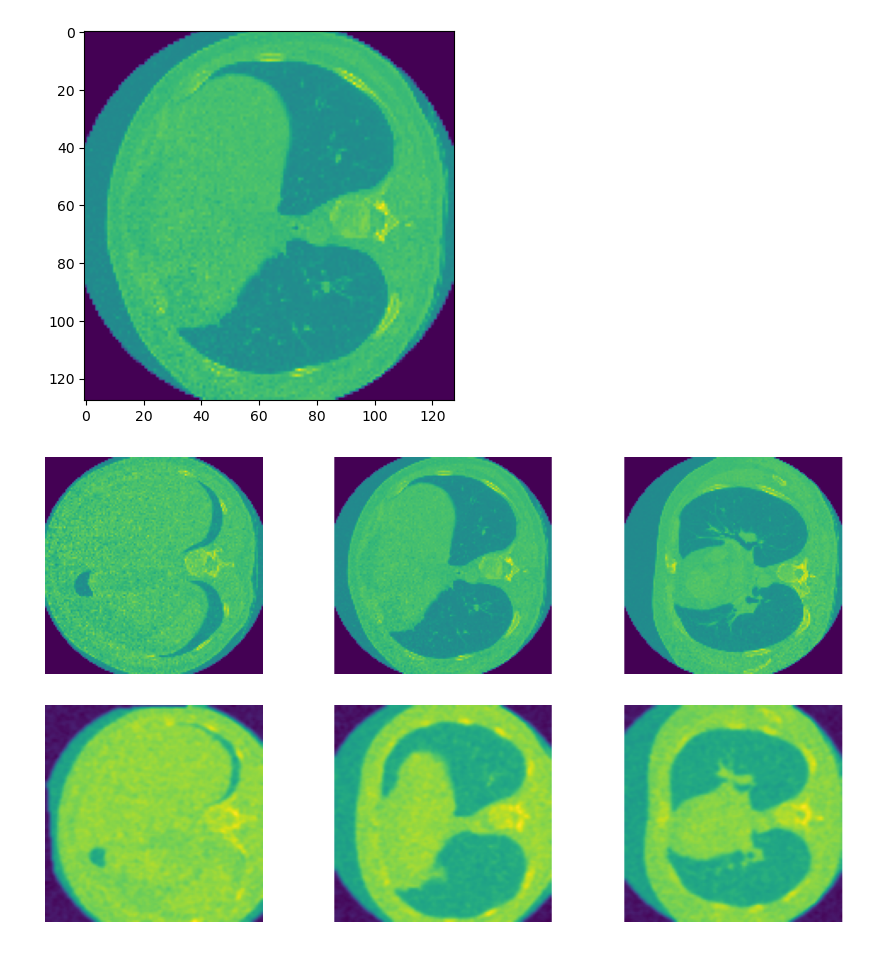
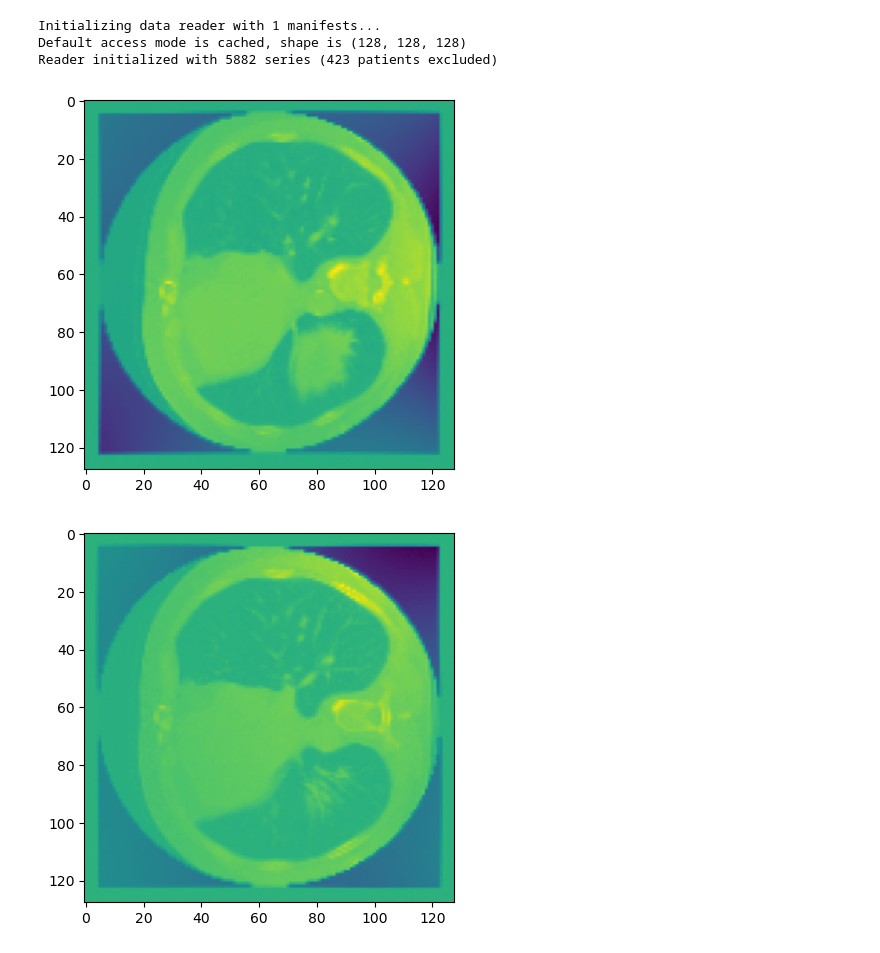
Before and after one commit to Miclin1024/NLST-Similar-Retrieval, a Jupyter notebook: notebook.ipynb, the cells around one changed output. Drawn from its saved outputs; the diff is of its cells as text; code cells hidden in the pictures.

```diff
--- a/notebook.ipynb
+++ b/notebook.ipynb
@@ -5,14 +5,23 @@ from data import *
 from utils import window_image
 import matplotlib.pyplot as plt
 
-manager = DatasetManager(manifest=1663396252954)
-(original, transformed), target = manager.train_ds.__getitem__(0)
+manager = DatasetManager(manifests=[1632928843386])
+# %% [output]
+Initializing data reader with 1 manifests...
+Default access mode is cached, shape is (128, 128, 128)
+Reader initialized with 5882 series (423 patients excluded)
-# %%
-data = original.numpy()[0]
-plt.imshow(data[:, :, 50])
-plt.show()
-# %% [output]
-[figure, removed]
+# %%
+(original, transformed), target = manager.train_ds.__getitem__(3)
+data = original.numpy()[0]
+plt.imshow(data[:, :, 60])
+plt.show()
+
+data = transformed.numpy()[0]
+plt.imshow(data[:, :, 60])
+plt.show()
+# %% [output]
+[figure, added]
+[figure, added]
 # %%
 def visualize(image: np.ndarray, window_width: int = 1400, window_center: int = -500):
     step_size = image.shape[2] // 5
@@ -23,6 +32,3 @@ def visualize(image: np.ndarray, window_width: int = 1400, window_center: int =
 
 visualize(original.numpy()[0])
 visualize(transformed.numpy()[0])
-# %% [output]
-[figure, removed]
-[figure, removed]
```
Also changed, not shown: 19 other files.
